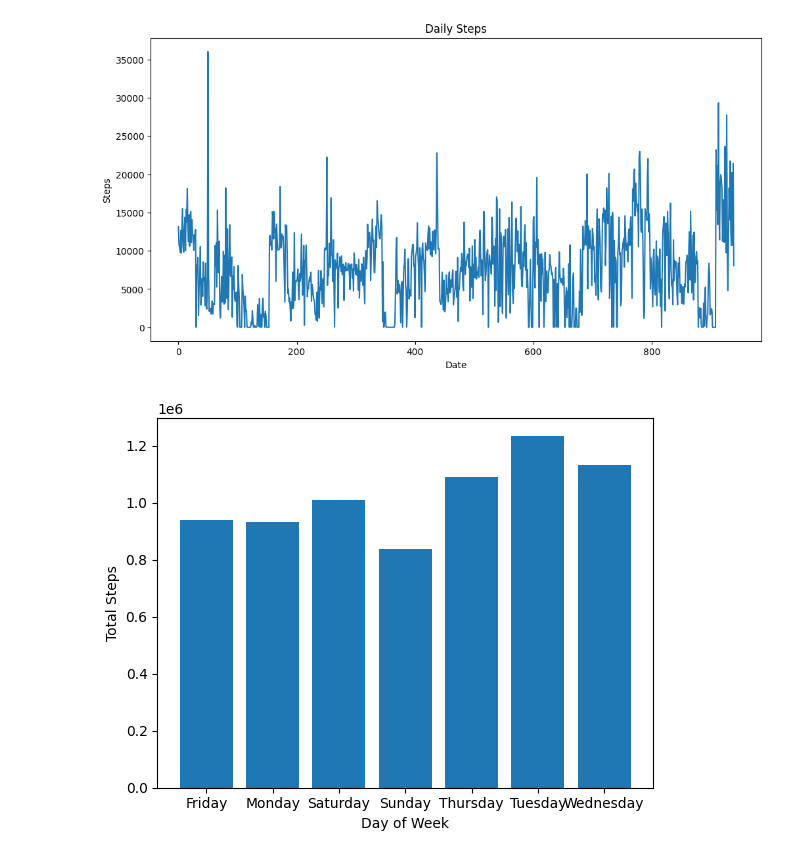
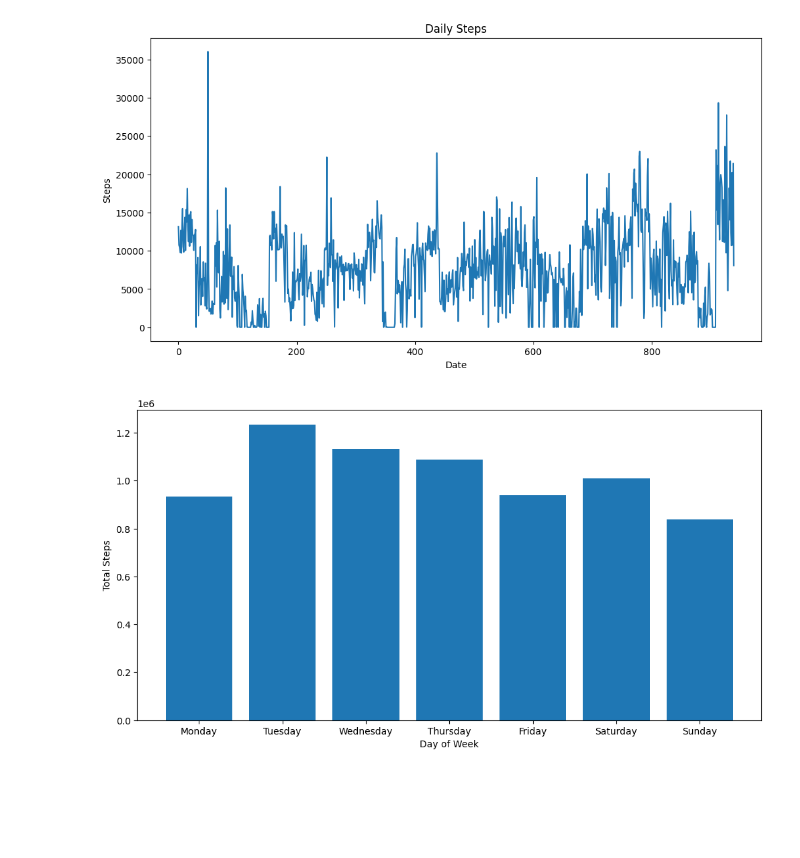
Before and after one commit to sujitjbhagwat/sujitjbhagwat, a Jupyter notebook: bellabeat-case-study-analysis.ipynb, the cells around one changed output. Saved outputs shown, nothing was run; the diff lists cells and outputs as text; code cells hidden in the pictures; blank space fills up the shorter version.

```diff
--- a/bellabeat-case-study-analysis.ipynb
+++ b/bellabeat-case-study-analysis.ipynb
@@ -253,12 +253,19 @@ plt.show()
 [figure]
 # %%
 steps_by_dow = DailyActivityDF.groupby('DayOfTheWeek')['TotalSteps'].sum().reset_index()
+
+order = ['Monday', 'Tuesday', 'Wednesday', 'Thursday', 'Friday', 'Saturday', 'Sunday']
+steps_by_dow['DayOfTheWeek'] = pd.Categorical(steps_by_dow['DayOfTheWeek'], categories=order, ordered=True)
+steps_by_dow = steps_by_dow.sort_values('DayOfTheWeek')
+plt.figure(figsize=(12, 6))
+
+
 plt.bar(steps_by_dow['DayOfTheWeek'], steps_by_dow['TotalSteps'])
 plt.xlabel('Day of Week')
 plt.ylabel('Total Steps')
 plt.show()
 # %% [output]
-[figure, old version]
+[figure, new version]
 # %%
 labels = 'SedentaryMinutes', 'ActiveMinutes'
 sizes = [DailyActivityDF['SedentaryMinutes'].sum(), DailyActivityDF['VeryActiveMinutes'].sum() + DailyActivityDF['FairlyActiveMinutes'].sum() + DailyActivityDF['LightlyActiveMinutes'].sum()]
```
Also changed, not shown: parts of 2 cells of this notebook.
